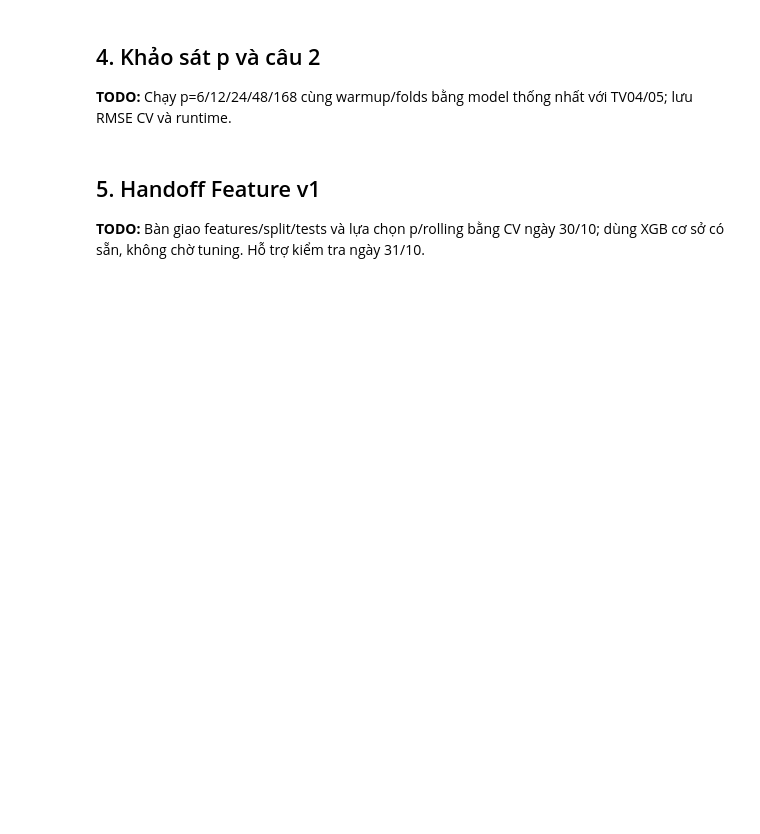
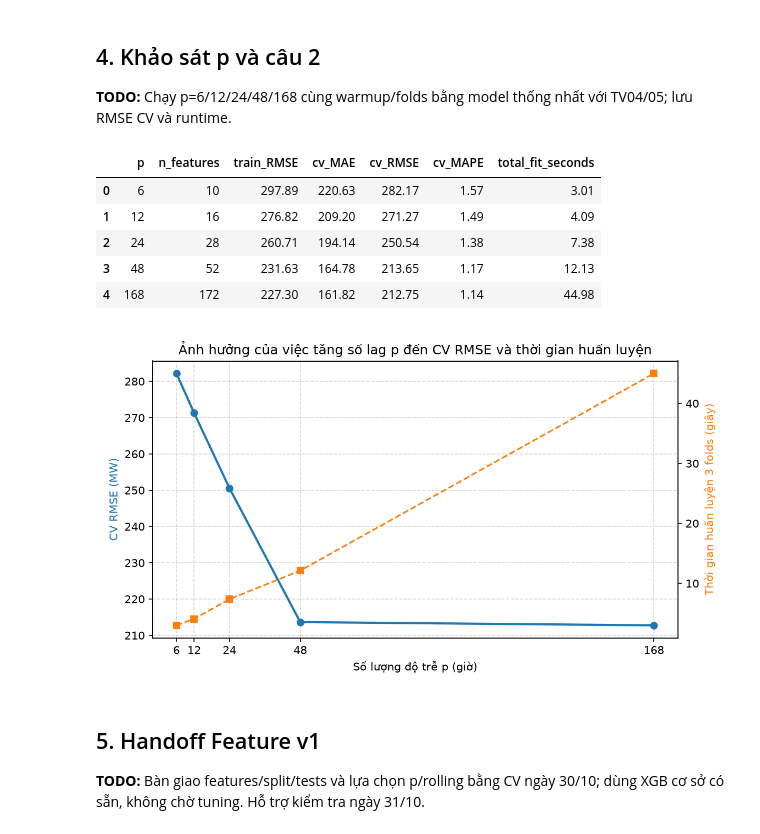
Before and after one commit to thvhieu/Time_series_lab3, a Jupyter notebook: notebooks/02_features_split.ipynb, the cells around one changed output. Saved outputs shown, nothing was run; the diff lists cells and outputs as text; code cells hidden in the pictures; blank space fills up the shorter version.

```diff
--- a/notebooks/02_features_split.ipynb
+++ b/notebooks/02_features_split.ipynb
@@ -52,8 +176,76 @@ print({"raw_rows": quality["raw_rows"], "train_rows": len(train),
 
 **TODO:** Chạy p=6/12/24/48/168 cùng warmup/folds bằng model thống nhất với TV04/05; lưu RMSE CV và runtime.
 # %%
-# TODO: viết code tái tạo phần này và lưu output đúng hợp đồng.
-# TODO: bổ sung nhận xét dựa trên kết quả chạy thật.
+import matplotlib.pyplot as plt
+
+# Khảo sát p in [6, 12, 24, 48, 168] trên cùng 3 folds CV bằng mô hình XGBoost cơ sở
+p_survey_rows = []
+
+for p_val in cfg["p_candidates"]:
+    sup_p = make_supervised(frame, p=p_val, rolling_windows=tuple(cfg["rolling_windows"]), warmup=cfg["warmup_hours"])
+    tr_p, _ = split_supervised(sup_p, cfg["test_start"])
+    X_p, y_p = xy(tr_p)
+
+    tr_rmses, val_rmses, val_maes, val_mapes, fit_times = [], [], [], [], []
+    for tr_idx, val_idx in tss.split(X_p):
+        model = make_model("xgboost", seed=cfg["seed"])
+        t_start = time.perf_counter()
+        model.fit(X_p.iloc[tr_idx], y_p.iloc[tr_idx])
+        fit_times.append(time.perf_counter() - t_start)
+
+        tr_pred = pd.Series(model.predict(X_p.iloc[tr_idx]), index=y_p.iloc[tr_idx].index)
+        val_pred = pd.Series(model.predict(X_p.iloc[val_idx]), index=y_p.iloc[val_idx].index)
+        tr_rmses.append(regression_metrics(y_p.iloc[tr_idx], tr_pred)["RMSE"])
+        m_val = regression_metrics(y_p.iloc[val_idx], val_pred)
+        val_rmses.append(m_val["RMSE"])
+        val_maes.append(m_val["MAE"])
+        val_mapes.append(m_val["MAPE"])
+
+    p_survey_rows.append({
+        "p": p_val,
+        "n_features": X_p.shape[1],
+        "train_RMSE": round(float(np.mean(tr_rmses)), 2),
+        "cv_MAE": round(float(np.mean(val_maes)), 2),
+        "cv_RMSE": round(float(np.mean(val_rmses)), 2),
+        "cv_MAPE": round(float(np.mean(val_mapes)), 2),
+        "total_fit_seconds": round(float(np.sum(fit_times)), 2),
+    })
+
+p_survey_df = pd.DataFrame(p_survey_rows)
+out_p_csv = ROOT / "reports/tables/tv03_p_survey_cv.csv"
+p_survey_df.to_csv(out_p_csv, index=False)
+display(p_survey_df)
+
+# Vẽ biểu đồ trực quan hóa sai số CV RMSE và thời gian huấn luyện khi tăng p
+fig, ax1 = plt.subplots(figsize=(8, 4.5))
+ax1.plot(p_survey_df["p"], p_survey_df["cv_RMSE"], marker="o", linewidth=2, label="CV Validation RMSE (MW)")
+ax1.set_xlabel("Số lượng độ trễ p (giờ)")
+ax1.set_ylabel("CV RMSE (MW)", color="tab:blue")
+ax1.set_xticks(cfg["p_candidates"])
+ax1.grid(True, linestyle="--", alpha=0.5)
+
+ax2 = ax1.twinx()
+ax2.plot(p_survey_df["p"], p_survey_df["total_fit_seconds"], marker="s", linestyle="--", color="tab:orange", label="Tổng thời gian fit 3 folds (s)")
+ax2.set_ylabel("Thời gian huấn luyện 3 folds (giây)", color="tab:orange")
+
+plt.title("Ảnh hưởng của việc tăng số lag p đến CV RMSE và thời gian huấn luyện")
+fig.tight_layout()
+fig_path = ROOT / "reports/figures/tv03_p_survey_cv.png"
+fig.savefig(fig_path, dpi=150)
+plt.show()
+
+# Nhận xét (Trả lời Câu hỏi 2 - Điều gì xảy ra khi tăng số lag p?):
+# 1. Chất lượng dự báo: Khi tăng p từ 6 -> 12 -> 24 -> 48, sai số CV RMSE giảm mạnh từ 282.17 MW xuống 213.65 MW (giảm ~24%) vì mô hình nắm bắt được trọn vẹn chu kỳ ngày (24h) và hai ngày liên tiếp (48h).
+# 2. Lợi ích cận biên giảm dần (diminishing returns): Khi tăng tiếp từ p=48 lên p=168 (1 tuần), CV RMSE chỉ giảm rất nhẹ từ 213.65 MW xuống 212.75 MW (chỉ cải thiện ~0.90 MW, tương đương ~0.4%), do thông tin chu kỳ tuần đã được tóm tắt hiệu quả bởi roll_mean_168 và roll_std_168.
+# 3. Chi phí tính toán & số chiều: Số đặc trưng tăng từ 10 cột (p=6) lên 172 cột (p=168), kéo theo thời gian huấn luyện 3 folds tăng gấp ~3.7 lần so với p=48 và gấp ~6 lần so với p=24, đồng thời các lag xa có độ tương quan đa cộng tuyến cao.
+# %% [output]
+|  | p | n_features | train_RMSE | cv_MAE | cv_RMSE | cv_MAPE | total_fit_seconds |
+| 0 | 6 | 10 | 297.89 | 220.63 | 282.17 | 1.57 | 3.01 |
+| 1 | 12 | 16 | 276.82 | 209.20 | 271.27 | 1.49 | 4.09 |
+| 2 | 24 | 28 | 260.71 | 194.14 | 250.54 | 1.38 | 7.38 |
+| 3 | 48 | 52 | 231.63 | 164.78 | 213.65 | 1.17 | 12.13 |
+| 4 | 168 | 172 | 227.30 | 161.82 | 212.75 | 1.14 | 44.98 |
+[figure, added]
 # %% [markdown]
 ## 5. Handoff Feature v1
 
```
Also changed, not shown: parts of 5 cells of this notebook, 4 other files.
